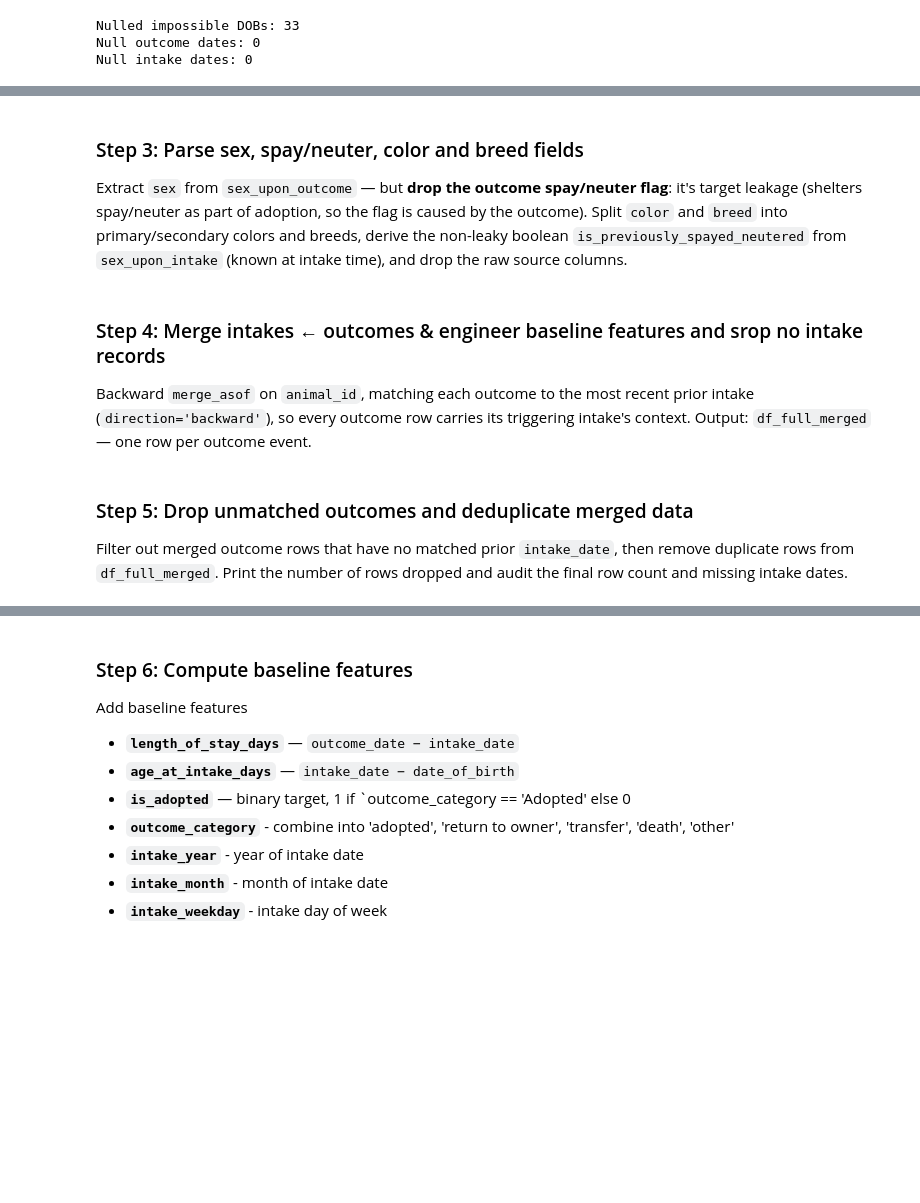
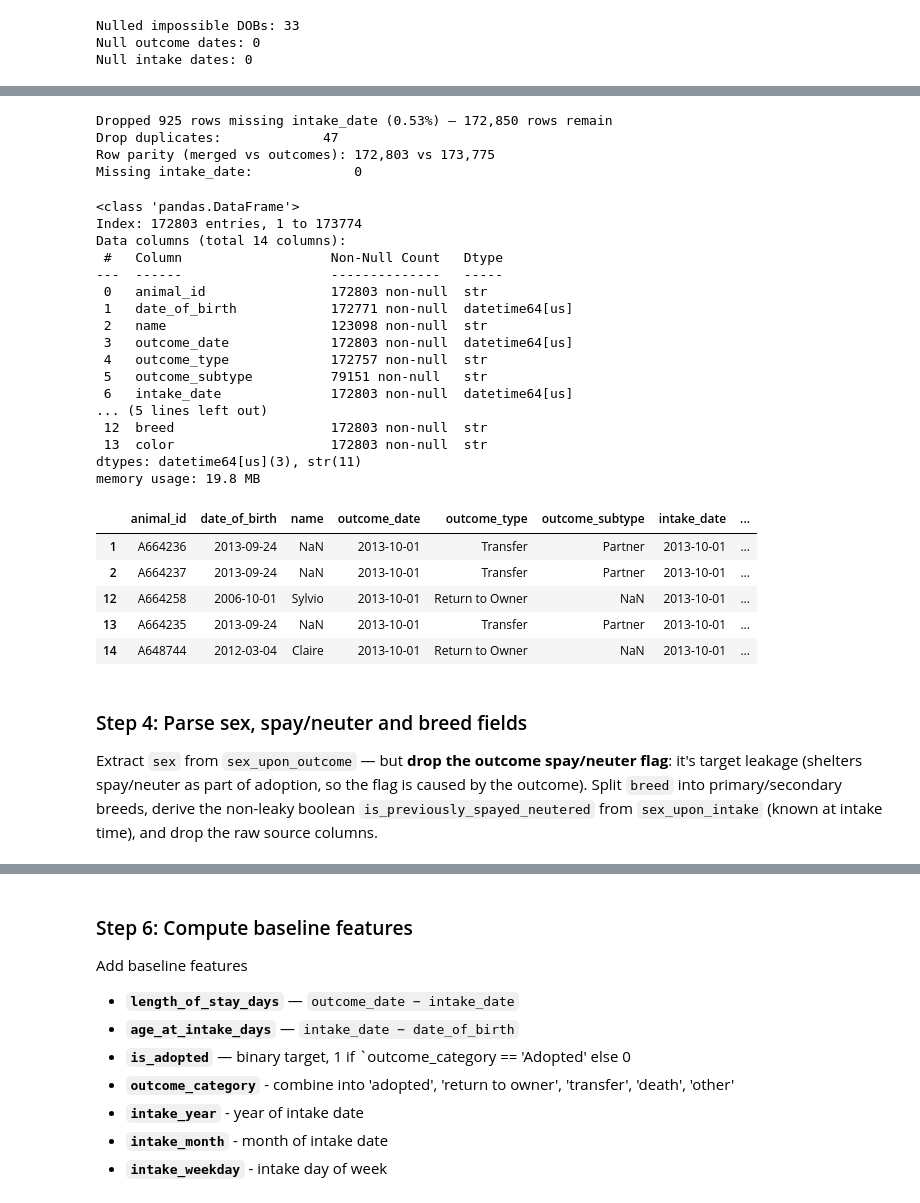
Before and after one commit to chienchien50425-alt/austin-animal-center, a Jupyter notebook: notebooks/01_cleaning.ipynb, the cells around one changed output, grey strips where cells are left out. Drawn from its saved outputs; the diff is of its cells as text; code cells hidden in the pictures; blank space fills up the shorter version.

```diff
--- a/notebooks/01_cleaning.ipynb
+++ b/notebooks/01_cleaning.ipynb
@@ -125,15 +119,12 @@ o = df_full_outcomes.rename(columns={
     'Animal ID':       'animal_id',
     'Name':            'name',
     'DateTime':        'outcome_date',
+    'Outcome Type':    'outcome_type',
     'Date of Birth':   'date_of_birth',
-    'Outcome Type':    'outcome_type',
     'Outcome Subtype': 'outcome_subtype',
-    'Animal Type':     'animal_type',
-    'Color':           'color_raw',       # to be split in cell 4
-    'Sex upon Outcome':'sex_upon_outcome',# to be split in cell 4
 })
 
-o = o.drop(columns=['MonthYear', 'Age upon Outcome', 'Breed'])
+o = o.drop(columns=['Sex upon Outcome', 'MonthYear' ,'Age upon Outcome', 'Breed','Animal Type', 'Color'])
 
 # --- intakes side: rename to target schema ---
 i = df_full_intakes.rename(columns={
@@ -143,11 +134,13 @@ i = df_full_intakes.rename(columns={
     'Intake Type':      'intake_reason',
     'Intake Condition': 'intake_health_condition',
     'Breed':            'breed',
-    'Sex upon Intake':  'sex_upon_intake', # to be processed in cell 4
+    'Animal Type':      'animal_type',
+    'Color':            'color',
+    'Sex upon Intake':  'sex_upon_intake',
 })
 
 # 'Name' kept from the outcomes side only, so drop it here to avoid a duplicate column
-i = i.drop(columns=['Animal Type', 'Color', 'MonthYear', 'Age upon Intake', 'Name'])
+i = i.drop(columns=['MonthYear', 'Age upon Intake', 'Name'])
 
 print(f'After rename — outcomes: {o.shape}, intakes: {i.shape}')
 print('Outcomes cols:', list(o.columns))
@@ -195,9 +224,56 @@ Null intake dates: 0
+# %%
+# drop orphans with missing intake date (~0.5%)
+before = len(df_full_merged)
+df_full_merged = df_full_merged[df_full_merged['intake_date'].notna()].copy()
+dropped = before - len(df_full_merged)
+print(f'Dropped {dropped:,} rows missing intake_date '
+      f'({dropped / before * 100:.2f}%) — {len(df_full_merged):,} rows remain')
+
+# drop duplicates
+print(f'Drop duplicates:             {df_full_merged.duplicated().sum():,}')
+df_full_merged.drop_duplicates(inplace=True)
+
+# Audits
+print(f'Row parity (merged vs outcomes): {len(df_full_merged):,} vs {len(o):,}')
+print(f'Missing intake_date:             {df_full_merged["intake_date"].isna().sum():,}')
+# %% [output]
+Dropped 925 rows missing intake_date (0.53%) — 172,850 rows remain
+Drop duplicates:             47
+Row parity (merged vs outcomes): 172,803 vs 173,775
+Missing intake_date:             0
+# %%
+df_full_merged.info()
+df_full_merged.head(5)
+# %% [output]
+<class 'pandas.DataFrame'>
+Index: 172803 entries, 1 to 173774
+Data columns (total 14 columns):
+ #   Column                   Non-Null Count   Dtype
+---  ------                   --------------   -----
+ 0   animal_id                172803 non-null  str
+ 1   date_of_birth            172771 non-null  datetime64[us]
+ 2   name                     123098 non-null  str
+ 3   outcome_date             172803 non-null  datetime64[us]
+ 4   outcome_type             172757 non-null  str
+ 5   outcome_subtype          79151 non-null   str
+ 6   intake_date              172803 non-null  datetime64[us]
+... (5 lines left out)
+ 12  breed                    172803 non-null  str
+ 13  color                    172803 non-null  str
+dtypes: datetime64[us](3), str(11)
+memory usage: 19.8 MB
+|  | animal_id | date_of_birth | name | outcome_date | outcome_type | outcome_subtype | intake_date | ... |
+| 1 | A664236 | 2013-09-24 | NaN | 2013-10-01 | Transfer | Partner | 2013-10-01 | ... |
+| 2 | A664237 | 2013-09-24 | NaN | 2013-10-01 | Transfer | Partner | 2013-10-01 | ... |
+| 12 | A664258 | 2006-10-01 | Sylvio | 2013-10-01 | Return to Owner | NaN | 2013-10-01 | ... |
+| 13 | A664235 | 2013-09-24 | NaN | 2013-10-01 | Transfer | Partner | 2013-10-01 | ... |
+| 14 | A648744 | 2012-03-04 | Claire | 2013-10-01 | Return to Owner | NaN | 2013-10-01 | ... |
 # %% [markdown]
-### Step 3: Parse sex, spay/neuter, color and breed fields
+### Step 4: Parse sex, spay/neuter and breed fields
 
 Extract `sex` from `sex_upon_outcome` — but **drop the outcome spay/neuter flag**: it's
 target leakage (shelters spay/neuter as part of adoption, so the flag is caused by the
-outcome). Split `color` and `breed` into primary/secondary colors and breeds, derive the
+outcome). Split `breed` into primary/secondary breeds, derive the
 non-leaky boolean `is_previously_spayed_neutered` from `sex_upon_intake` (known at intake
 time), and drop the raw source columns.
 # %%
@@ -259,6 +317,0 @@ i = i.drop(columns=['breed'])
-# %% [markdown]
-### Step 4: Merge intakes ← outcomes & engineer baseline features and srop no intake records
-
-Backward `merge_asof` on `animal_id`, matching each outcome to the most recent
-prior intake (`direction='backward'`), so every outcome row carries its
-triggering intake's context. Output: `df_full_merged` — one row per outcome event.
@@ -286,4 +317,0 @@ df_full_merged = pd.merge_asof(
-# %% [markdown]
-### Step 5: Drop unmatched outcomes and deduplicate merged data
-
-Filter out merged outcome rows that have no matched prior `intake_date`, then remove duplicate rows from `df_full_merged`. Print the number of rows dropped and audit the final row count and missing intake dates.
```
Also changed, not shown: parts of 15 cells of this notebook, 1 other file.
